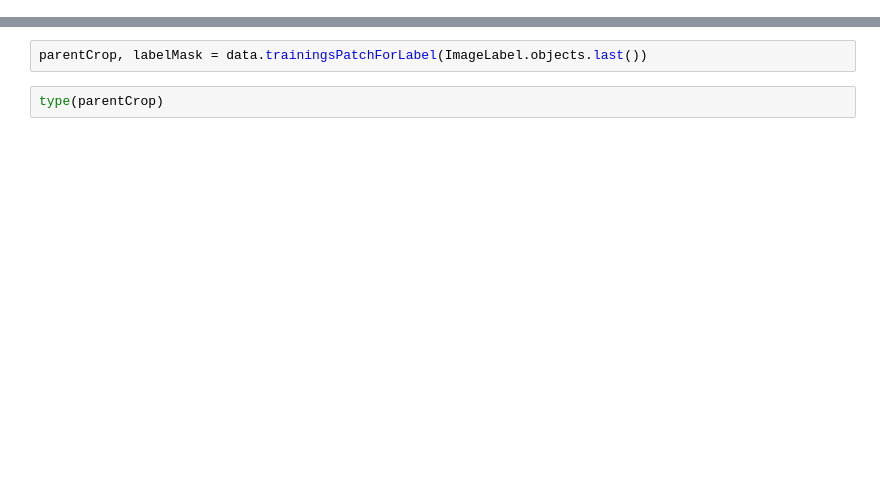
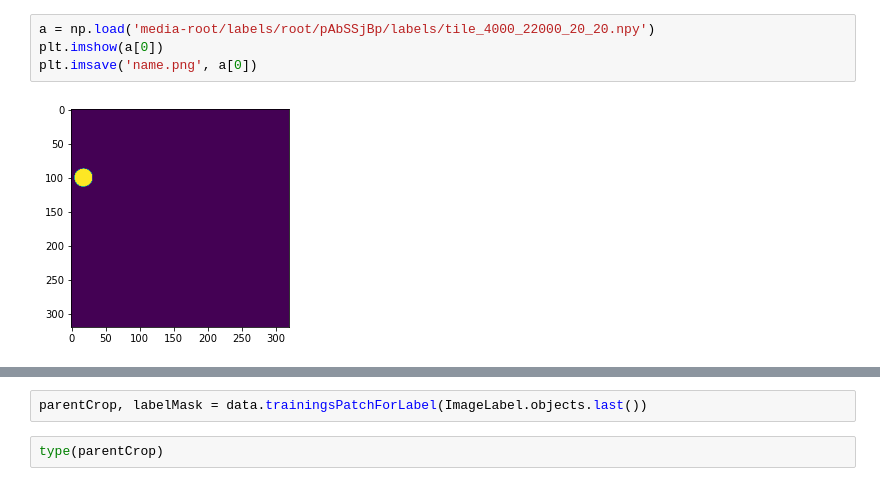
Before and after one commit to DREAMS-lab/deepgis, a Jupyter notebook: AgDSS-Command-and-Control.ipynb, the cells around one changed output, grey strips where cells are left out. Saved outputs shown, nothing was run; the diff lists cells and outputs as text; blank space fills up the shorter version.

```diff
--- a/AgDSS-Command-and-Control.ipynb
+++ b/AgDSS-Command-and-Control.ipynb
@@ -0,0 +10,6 @@
+# %%
+a = np.load('media-root/labels/root/pAbSSjBp/labels/tile_4000_22000_20_20.npy')
+plt.imshow(a[0])
+plt.imsave('name.png', a[0])
+# %% [output]
+[figure, added]
```
Also changed, not shown: parts of 10 cells of this notebook, 8 other files.
